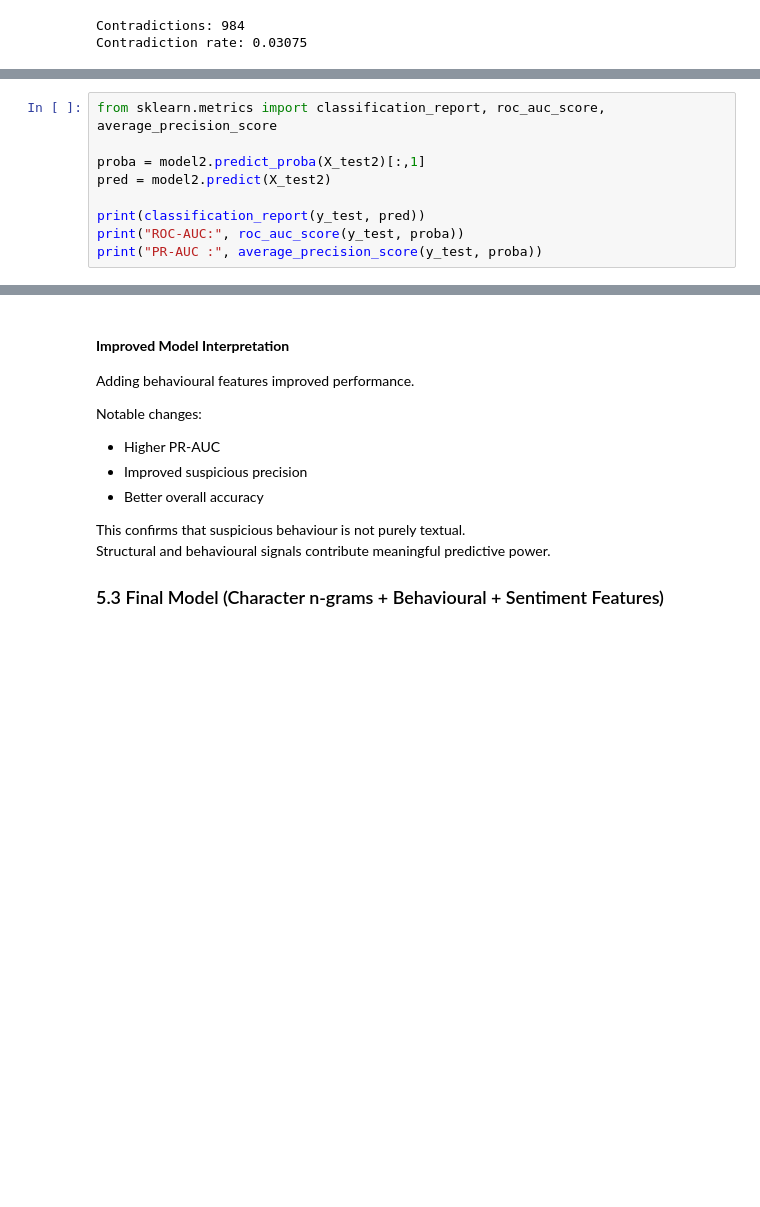
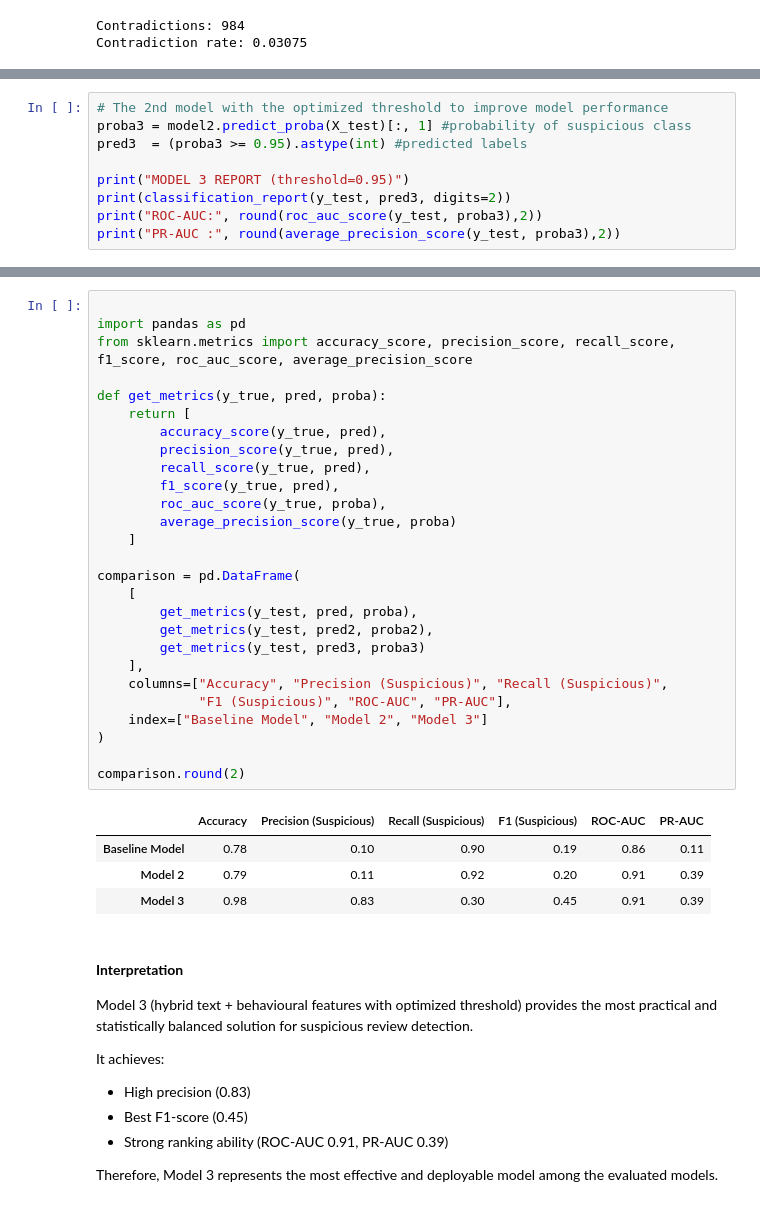
Before and after one commit to WanjikuKahoro/Safaricom-Suspicious-Review-Detection-Using-Machine-Learning, a Jupyter notebook: Emma.ipynb, the cells around one changed output, grey strips where cells are left out. Drawn from its saved outputs; the diff is of its cells as text; blank space fills up the shorter version.

```diff
--- a/Emma.ipynb
+++ b/Emma.ipynb
@@ -1018,9 +981,0 @@ Pipeline(steps=[('prep',
-# %%
-from sklearn.metrics import classification_report, roc_auc_score, average_precision_score
-
-proba = model2.predict_proba(X_test2)[:,1]
-pred = model2.predict(X_test2)
-
-print(classification_report(y_test, pred))
-print("ROC-AUC:", roc_auc_score(y_test, proba))
-print("PR-AUC :", average_precision_score(y_test, proba))
@@ -1038,0 +1055,9 @@ PR-AUC : 0.2787177780213711
+# %%
+# The 2nd model with the optimized threshold to improve model performance
+proba3 = model2.predict_proba(X_test)[:, 1] #probability of suspicious class
+pred3  = (proba3 >= 0.95).astype(int) #predicted labels
+
+print("MODEL 3 REPORT (threshold=0.95)")
+print(classification_report(y_test, pred3, digits=2))
+print("ROC-AUC:", round(roc_auc_score(y_test, proba3),2))
+print("PR-AUC :", round(average_precision_score(y_test, proba3),2))
@@ -1039,14 +1093,43 @@ PR-AUC : 0.2787177780213711
+# %%
+
+import pandas as pd
+from sklearn.metrics import accuracy_score, precision_score, recall_score, f1_score, roc_auc_score, average_precision_score
+
+def get_metrics(y_true, pred, proba):
+    return [
+        accuracy_score(y_true, pred),
+        precision_score(y_true, pred),
+        recall_score(y_true, pred),
+        f1_score(y_true, pred),
+        roc_auc_score(y_true, proba),
+        average_precision_score(y_true, proba)
+    ]
+
+comparison = pd.DataFrame(
+    [
+        get_metrics(y_test, pred, proba),
+        get_metrics(y_test, pred2, proba2),
+        get_metrics(y_test, pred3, proba3)
+    ],
+    columns=["Accuracy", "Precision (Suspicious)", "Recall (Suspicious)",
+             "F1 (Suspicious)", "ROC-AUC", "PR-AUC"],
+    index=["Baseline Model", "Model 2", "Model 3"]
+)
+
+comparison.round(2)
+# %% [output]
+|  | Accuracy | Precision (Suspicious) | Recall (Suspicious) | F1 (Suspicious) | ROC-AUC | PR-AUC |
+| Baseline Model | 0.78 | 0.10 | 0.90 | 0.19 | 0.86 | 0.11 |
+| Model 2 | 0.79 | 0.11 | 0.92 | 0.20 | 0.91 | 0.39 |
+| Model 3 | 0.98 | 0.83 | 0.30 | 0.45 | 0.91 | 0.39 |
 # %% [markdown]
-#### **Improved Model Interpretation**
+#### **Interpretation**
 
-Adding behavioural features improved performance.
+Model 3 (hybrid text + behavioural features with optimized threshold) provides the most practical and statistically balanced solution for suspicious review detection.
 
-Notable changes:
-- Higher PR-AUC
-- Improved suspicious precision
-- Better overall accuracy
+It achieves:
+ - High precision (0.83)
+ - Best F1-score (0.45)
+ - Strong ranking ability (ROC-AUC 0.91, PR-AUC 0.39)
 
-This confirms that suspicious behaviour is not purely textual.
-Structural and behavioural signals contribute meaningful predictive power.
-
-### 5.3 Final Model (Character n-grams + Behavioural + Sentiment Features)
+Therefore, Model 3 represents the most effective and deployable model among the evaluated models.
```
Also changed, not shown: parts of 36 cells of this notebook.
